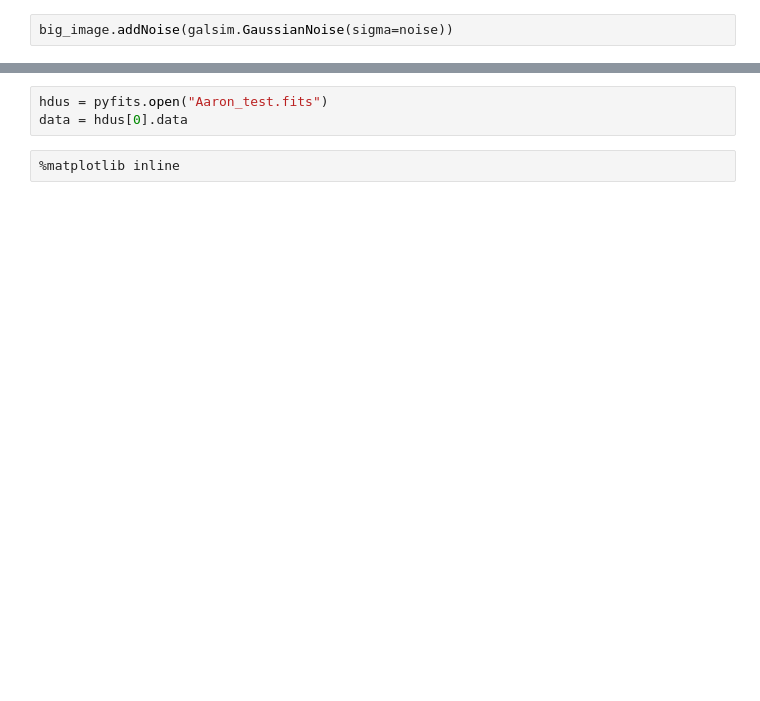
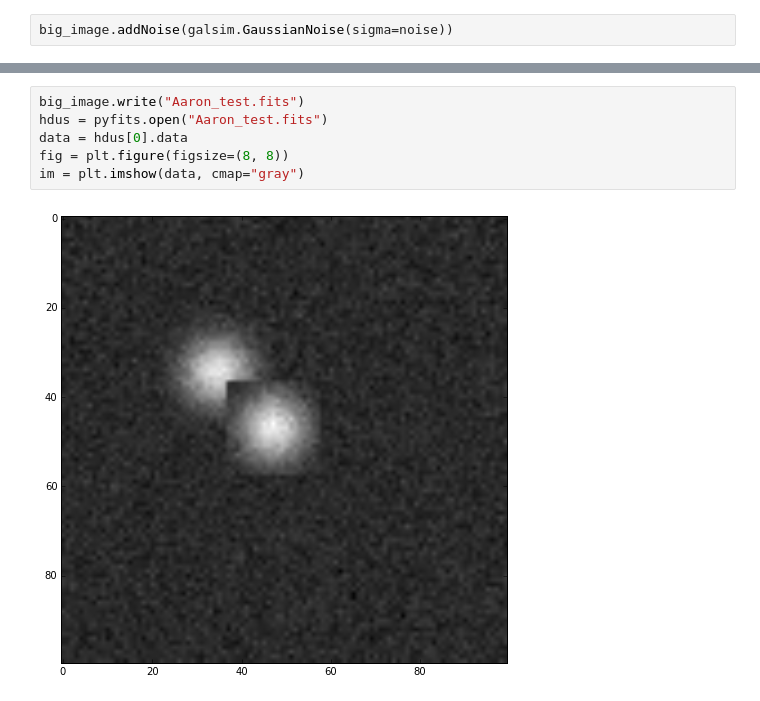
Before and after one commit to lmoustakas/lcolens, a Jupyter notebook: python/GalSim_Aaron.ipynb, the cells around one changed output, grey strips where cells are left out. Cells and saved outputs as stored; diff of their text form; blank space fills up the shorter version.

```diff
--- a/python/GalSim_Aaron.ipynb
+++ b/python/GalSim_Aaron.ipynb
@@ -56,5 +52,8 @@ big_image.write("Aaron_test.fits")
 # %%
+big_image.write("Aaron_test.fits")
 hdus = pyfits.open("Aaron_test.fits")
 data = hdus[0].data
+fig = plt.figure(figsize=(8, 8))
+im = plt.imshow(data, cmap="gray")
+# %% [output]
+[figure, added]
-# %%
-%matplotlib inline
```
Also changed, not shown: parts of 20 cells of this notebook.
